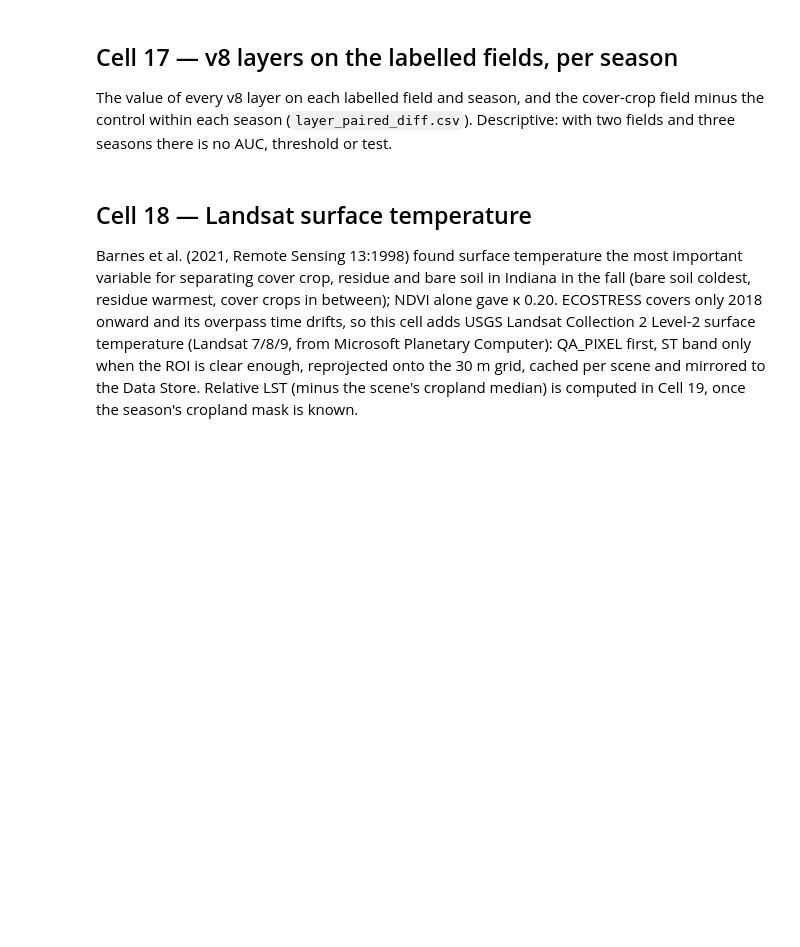
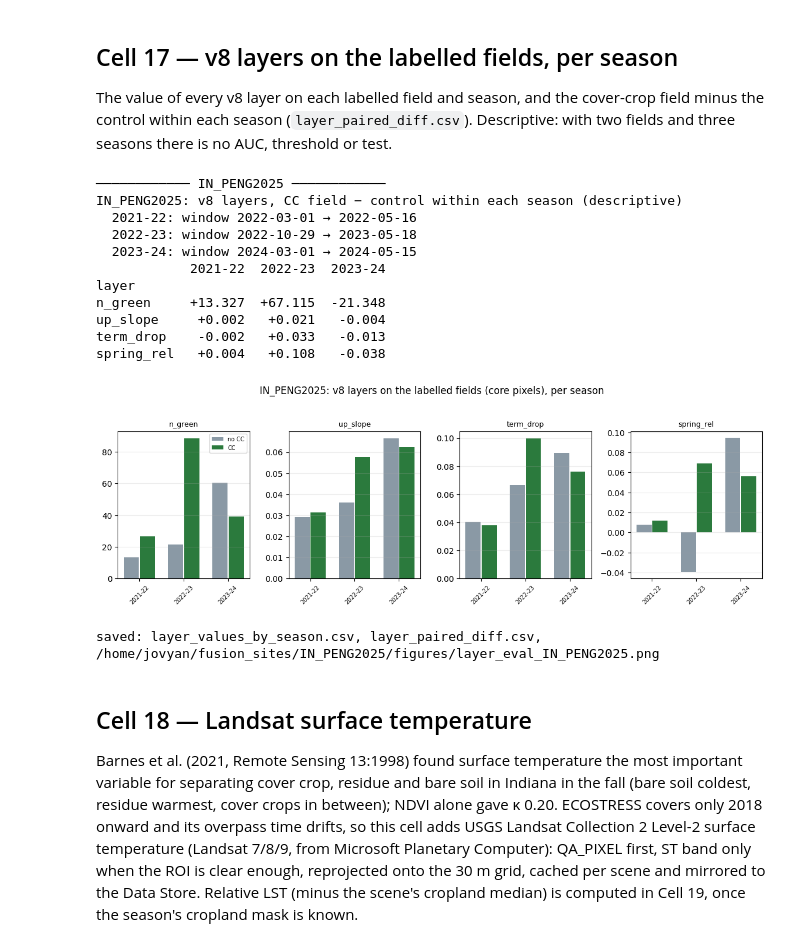
Before and after one commit to Eco-YuPeng/firerx_ml_CC, a Jupyter notebook: app_py/CoverCrop_Fusion_v11_IN.ipynb, the cells around one changed output. Cells and saved outputs as stored; diff of their text form; code cells hidden in the pictures; blank space fills up the shorter version.

```diff
--- a/app_py/CoverCrop_Fusion_v11_IN.ipynb
+++ b/app_py/CoverCrop_Fusion_v11_IN.ipynb
@@ -1991,42 +2309,59 @@ for SITE in SITES:
                    window_start=str(D["start"].date()), window_end=str(D["end"].date()),
                    role=fields.loc[r.field_uid, "role"], label_source=r.label_source,
                    label_confidence=r.label_confidence, n_px=int(m.sum()))
-        for f in sorted(os.listdir(d)):
-            if f.endswith(".tif"):
-                row[f[:-4]] = float(read_tif(os.path.join(d, f))[m].mean())
+        # only this notebook's current layers: the pixel folder also holds the
+        # fall_* layers that Cell 20 rewrites later in the run
+        for f in [n + ".tif" for n in LAYERS + ["et_spring"]]:
+            if os.path.exists(os.path.join(d, f)):
+                v_ = read_tif(os.path.join(d, f))[m]
+                row[f[:-4]] = float(np.nanmean(v_)) if np.isfinite(v_).any() else np.nan
         rows.append(row)
     vals = pd.DataFrame(rows)
     vals.to_csv(P("layer_values_by_season.csv"), index=False)
     names = [n for n in LAYERS + ["et_spring"] if n in vals.columns]
 
     by_s = vals.groupby(["season", "cc_present"])[names].mean().unstack("cc_present")
     has = lambda s, c: (names[0], c) in by_s.columns and np.isfinite(by_s.loc[s, (names[0], c)])
     both = [s for s in by_s.index if has(s, 1) and has(s, 0)]
     diff = pd.DataFrame({s: {n: by_s.loc[s, (n, 1)] - by_s.loc[s, (n, 0)] for n in names} for s in both})
     diff.index.name = "layer"
     diff.to_csv(P("layer_paired_diff.csv"))
     win = vals.drop_duplicates("season").set_index("season")[["window_start", "window_end"]]
     print(f"{SITE}: v8 layers, CC field − control within each season (descriptive)")
     for s in both:
         print(f"  {s}: window {win.loc[s, 'window_start']} → {win.loc[s, 'window_end']}")
     with pd.option_context("display.float_format", "{:+.3f}".format):
         print(diff.to_string())
 
     # one panel per layer: the two fields side by side in each season
     fig, ax = plt.subplots(1, len(names), figsize=(2.9 * len(names), 3.8), squeeze=False); ax = ax[0]
     xs = np.arange(len(both))
     for a, n in zip(ax, names):
         for cls, col, off in ((0, "#8a99a5", -0.18), (1, "#2b7a3d", 0.18)):
             v = [by_s.loc[s, (n, cls)] for s in both]
             a.bar(xs + off, v, width=0.34, color=col, label="CC" if cls else "no CC")
         a.set_xticks(xs); a.set_xticklabels(both, fontsize=7, rotation=45)
         a.set_title(n, fontsize=9); a.grid(alpha=0.25, axis="y")
     ax[0].legend(fontsize=7)
     plt.suptitle(f"{SITE}: v8 layers on the labelled fields (core pixels), per season", y=1.03)
     plt.tight_layout()
     fig_path = os.path.join(FIG_DIR, f"layer_eval_{SITE}.png")
     plt.savefig(fig_path, dpi=150, bbox_inches="tight"); plt.show()
     print(f"\nsaved: layer_values_by_season.csv, layer_paired_diff.csv, {fig_path}")
+# %% [output]
+──────────── IN_PENG2025 ────────────
+IN_PENG2025: v8 layers, CC field − control within each season (descriptive)
+  2021-22: window 2022-03-01 → 2022-05-16
+  2022-23: window 2022-10-29 → 2023-05-18
+  2023-24: window 2024-03-01 → 2024-05-15
+            2021-22  2022-23  2023-24
+layer
+n_green     +13.327  +67.115  -21.348
+up_slope     +0.002   +0.021   -0.004
+term_drop    -0.002   +0.033   -0.013
+spring_rel   +0.004   +0.108   -0.038
+[figure, added]
+saved: layer_values_by_season.csv, layer_paired_diff.csv, /home/jovyan/fusion_sites/IN_PENG2025/figures/layer_eval_IN_PENG2025.png
 # %% [markdown]
 ## Cell 18 — Landsat surface temperature
 
```
Also changed, not shown: parts of 31 cells of this notebook, 13 other files.
